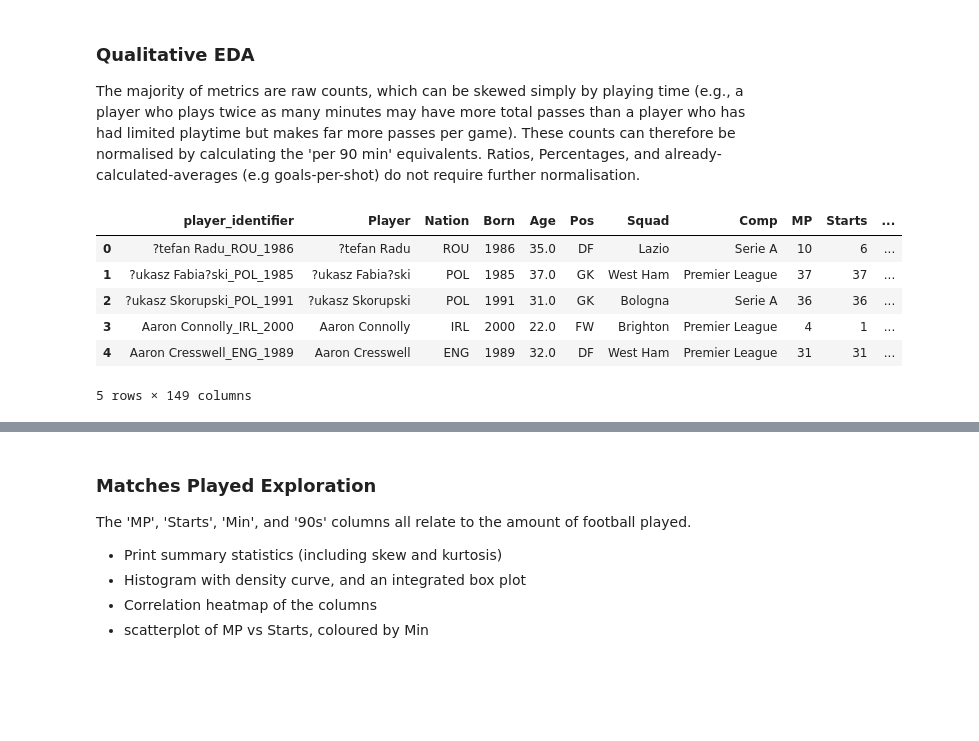
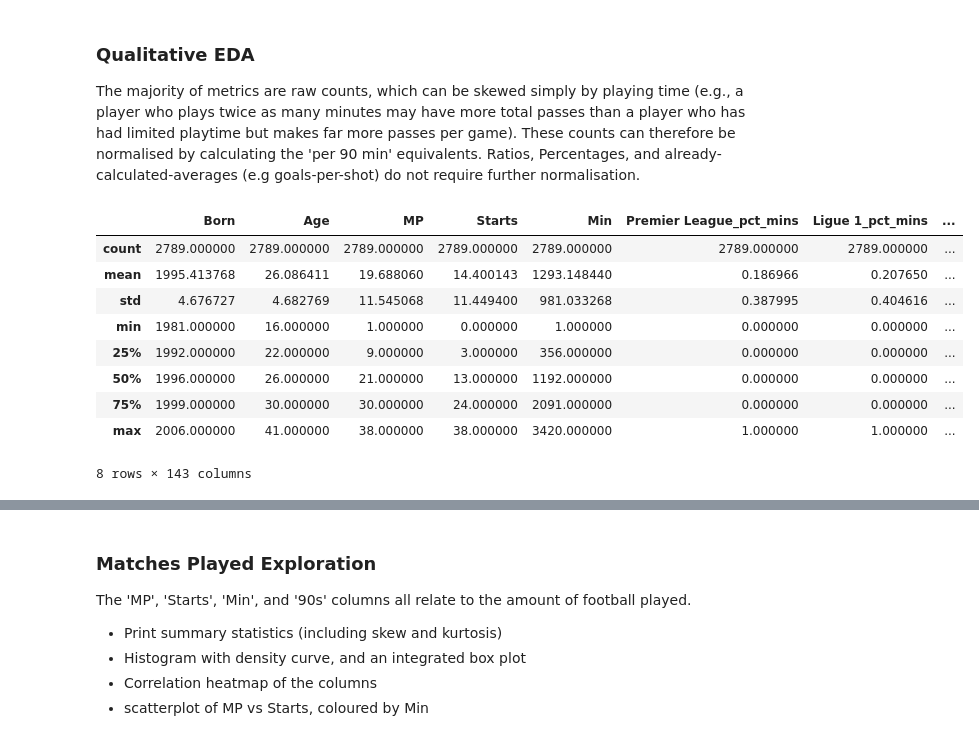
Before and after one commit to Scott-Trowers/player-architects, a Jupyter notebook: notebooks/season2122_eda.ipynb, the cells around one changed output, grey strips where cells are left out. Saved outputs shown, nothing was run; the diff lists cells and outputs as text; code cells hidden in the pictures; blank space fills up the shorter version.

```diff
--- a/notebooks/season2122_eda.ipynb
+++ b/notebooks/season2122_eda.ipynb
@@ -803,38 +803,41 @@ columns_to_normalise = [
        'PasTotDist', 'PasTotPrgDist', 'PasShoCmp', 'PasShoAtt', 'PasMedCmp', 'PasMedAtt',
        'PasLonCmp', 'PasLonAtt', 'Assists', 'PasAss', 'Pas3rd', 'PPA', 'CrsPA',
        'PasProg', 'PasAtt', 'PasLive', 'PasDead', 'PasFK', 'TB', 'PasPress', 'Sw',
        'PasCrs', 'CK', 'CkIn', 'CkOut', 'CkStr', 'PasGround', 'PasLow', 'PasHigh',
        'PaswLeft', 'PaswRight', 'PaswHead', 'TI', 'PaswOther', 'PasCmp', 'PasOff',
        'PasOut', 'PasInt', 'PasBlocks', 'SCA', 'ScaPassLive', 'ScaPassDead', 'ScaDrib',
        'ScaSh', 'ScaFld', 'ScaDef', 'GCA', 'GcaPassLive', 'GcaPassDead', 'GcaDrib',
        'GcaSh', 'GcaFld', 'GcaDef', 'Tkl', 'TklWon', 'TklDef3rd', 'TklMid3rd',
        'TklAtt3rd', 'TklDri', 'TklDriAtt', 'TklDriPast', 'Press', 'PresSucc',
        'PresDef3rd', 'PresMid3rd', 'PresAtt3rd', 'Blocks', 'BlkSh', 'BlkShSv',
        'BlkPass', 'Int', 'Tkl+Int', 'Clr', 'Err', 'Touches', 'TouDefPen', 'TouDef3rd',
        'TouMid3rd', 'TouAtt3rd', 'TouAttPen', 'TouLive', 'DriSucc', 'DriAtt',
        'DriPast', 'DriMegs', 'Carries', 'CarTotDist', 'CarPrgDist', 'CarProg',
        'Car3rd', 'CPA', 'CarMis', 'CarDis', 'RecTarg', 'Rec', 'RecProg', 'CrdY',
        'CrdR', '2CrdY', 'Fls', 'Fld', 'Off', 'Crs', 'TklW', 'PKwon', 'PKcon',
        'OG', 'Recov', 'AerWon', 'AerLost'
    ]
 
 player_data_p90 = aggregated_player_data.copy()
 
 for raw_col_name in columns_to_normalise:
     new_col_name = f"{raw_col_name}_p90"
 
     player_data_p90[new_col_name] = player_data_p90[raw_col_name] / player_data_p90['90s']
 
     player_data_p90.drop(raw_col_name, axis=1, inplace=True)
 
 player_data_p90 = player_data_p90.copy()
 
-player_data_p90.head()
+player_data_p90.describe()
 # %% [output]
-|  | player_identifier | Player | Nation | Born | Age | Pos | Squad | Comp | MP | Starts | ... |
-| 0 | ?tefan Radu_ROU_1986 | ?tefan Radu | ROU | 1986 | 35.0 | DF | Lazio | Serie A | 10 | 6 | ... |
-| 1 | ?ukasz Fabia?ski_POL_1985 | ?ukasz Fabia?ski | POL | 1985 | 37.0 | GK | West Ham | Premier League | 37 | 37 | ... |
-| 2 | ?ukasz Skorupski_POL_1991 | ?ukasz Skorupski | POL | 1991 | 31.0 | GK | Bologna | Serie A | 36 | 36 | ... |
-| 3 | Aaron Connolly_IRL_2000 | Aaron Connolly | IRL | 2000 | 22.0 | FW | Brighton | Premier League | 4 | 1 | ... |
-| 4 | Aaron Cresswell_ENG_1989 | Aaron Cresswell | ENG | 1989 | 32.0 | DF | West Ham | Premier League | 31 | 31 | ... |
+|  | Born | Age | MP | Starts | Min | Premier League_pct_mins | Ligue 1_pct_mins | ... |
+| count | 2789.000000 | 2789.000000 | 2789.000000 | 2789.000000 | 2789.000000 | 2789.000000 | 2789.000000 | ... |
+| mean | 1995.413768 | 26.086411 | 19.688060 | 14.400143 | 1293.148440 | 0.186966 | 0.207650 | ... |
+| std | 4.676727 | 4.682769 | 11.545068 | 11.449400 | 981.033268 | 0.387995 | 0.404616 | ... |
+| min | 1981.000000 | 16.000000 | 1.000000 | 0.000000 | 1.000000 | 0.000000 | 0.000000 | ... |
+| 25% | 1992.000000 | 22.000000 | 9.000000 | 3.000000 | 356.000000 | 0.000000 | 0.000000 | ... |
+| 50% | 1996.000000 | 26.000000 | 21.000000 | 13.000000 | 1192.000000 | 0.000000 | 0.000000 | ... |
+| 75% | 1999.000000 | 30.000000 | 30.000000 | 24.000000 | 2091.000000 | 0.000000 | 0.000000 | ... |
+| max | 2006.000000 | 41.000000 | 38.000000 | 38.000000 | 3420.000000 | 1.000000 | 1.000000 | ... |
-5 rows × 149 columns
+8 rows × 143 columns
```
Also changed, not shown: parts of 7 cells of this notebook.
